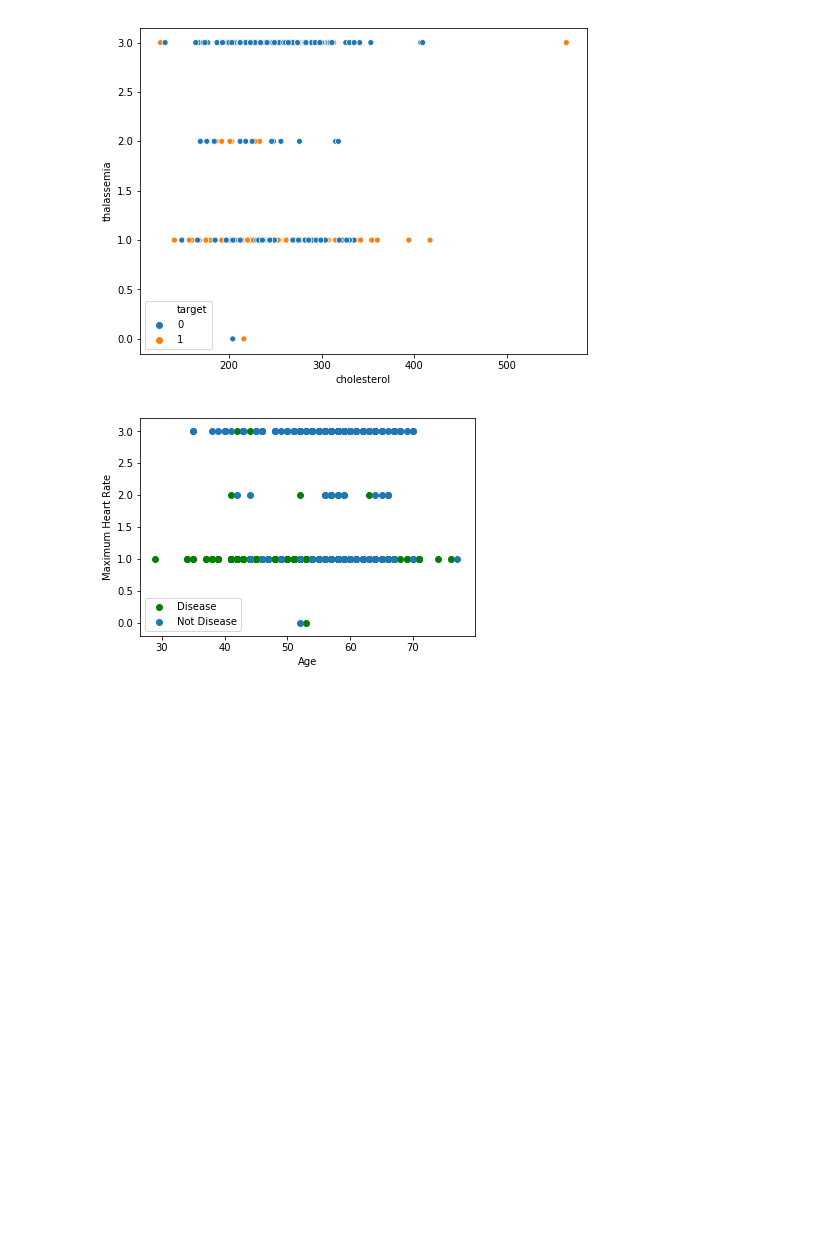
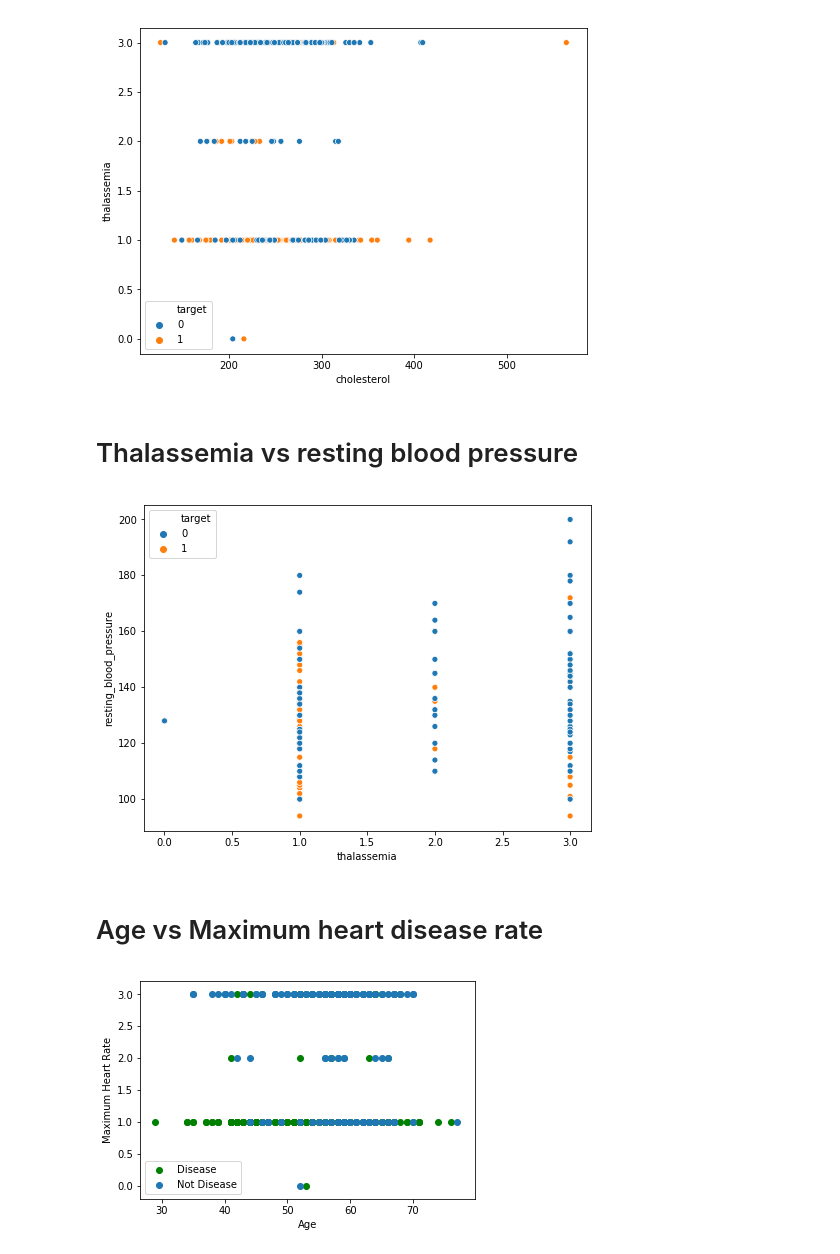
Before and after one commit to chayandatta/Heart_disease_prediction, a Jupyter notebook: HeartDisease.ipynb, the cells around one changed output. Drawn from its saved outputs; the diff is of its cells as text; code cells hidden in the pictures; blank space fills up the shorter version.

```diff
--- a/HeartDisease.ipynb
+++ b/HeartDisease.ipynb
@@ -189,6 +267,16 @@ sns.scatterplot(x='cholesterol',y='thalassemia',data=data,hue='target')
 plt.show()
 # %% [output]
 [figure]
+# %% [markdown]
+# Thalassemia vs resting blood pressure
+# %%
+plt.figure(figsize=(8,6))
+sns.scatterplot(x='thalassemia',y='resting_blood_pressure',data=data,hue='target')
+plt.show()
+# %% [output]
+[figure, added]
+# %% [markdown]
+# Age vs Maximum heart disease rate
 # %%
 plt.scatter(x=data.age[data.target==1], y=data.thalassemia[(data.target==1)], c="green")
 plt.scatter(x=data.age[data.target==0], y=data.thalassemia[(data.target==0)])
```
Also changed, not shown: parts of 83 cells of this notebook.
